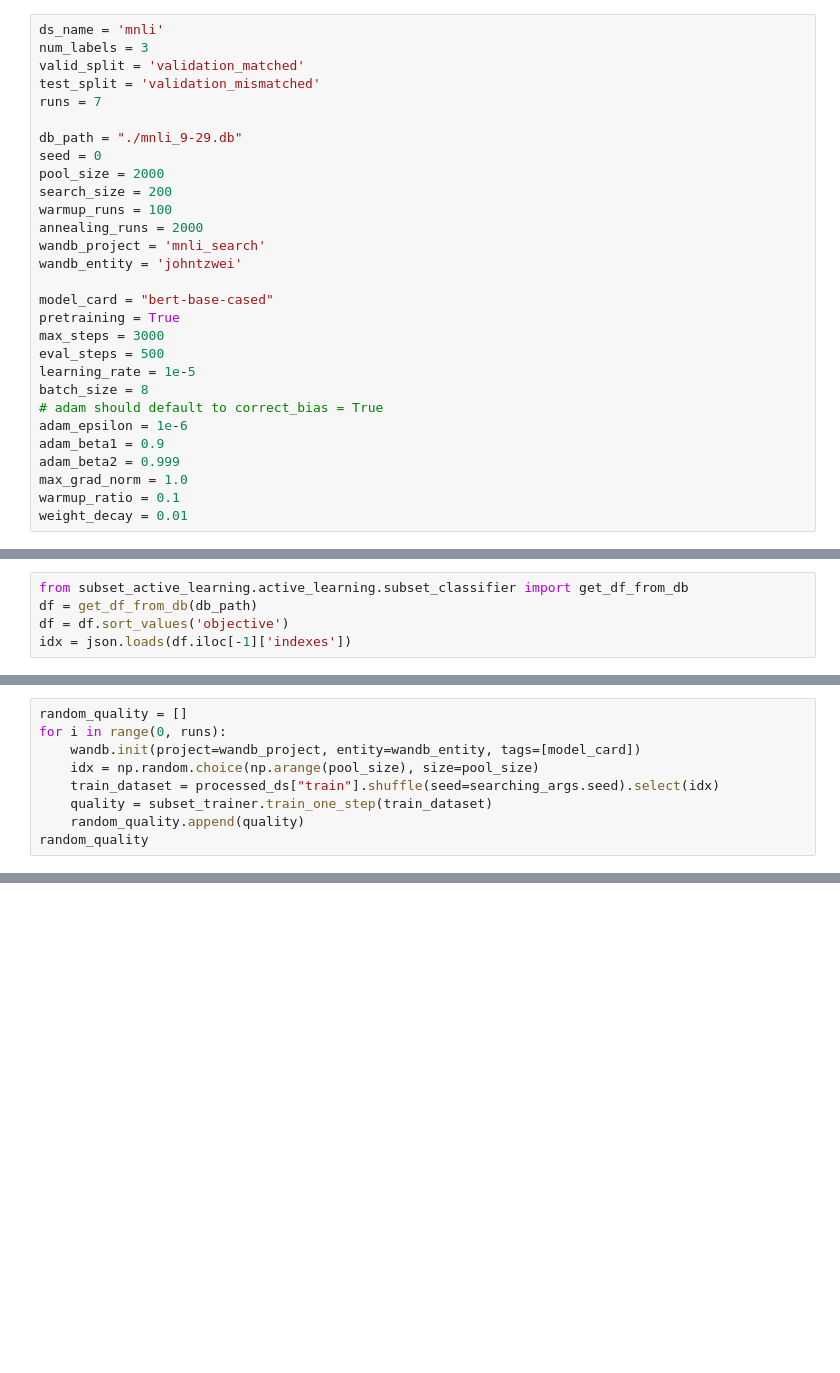
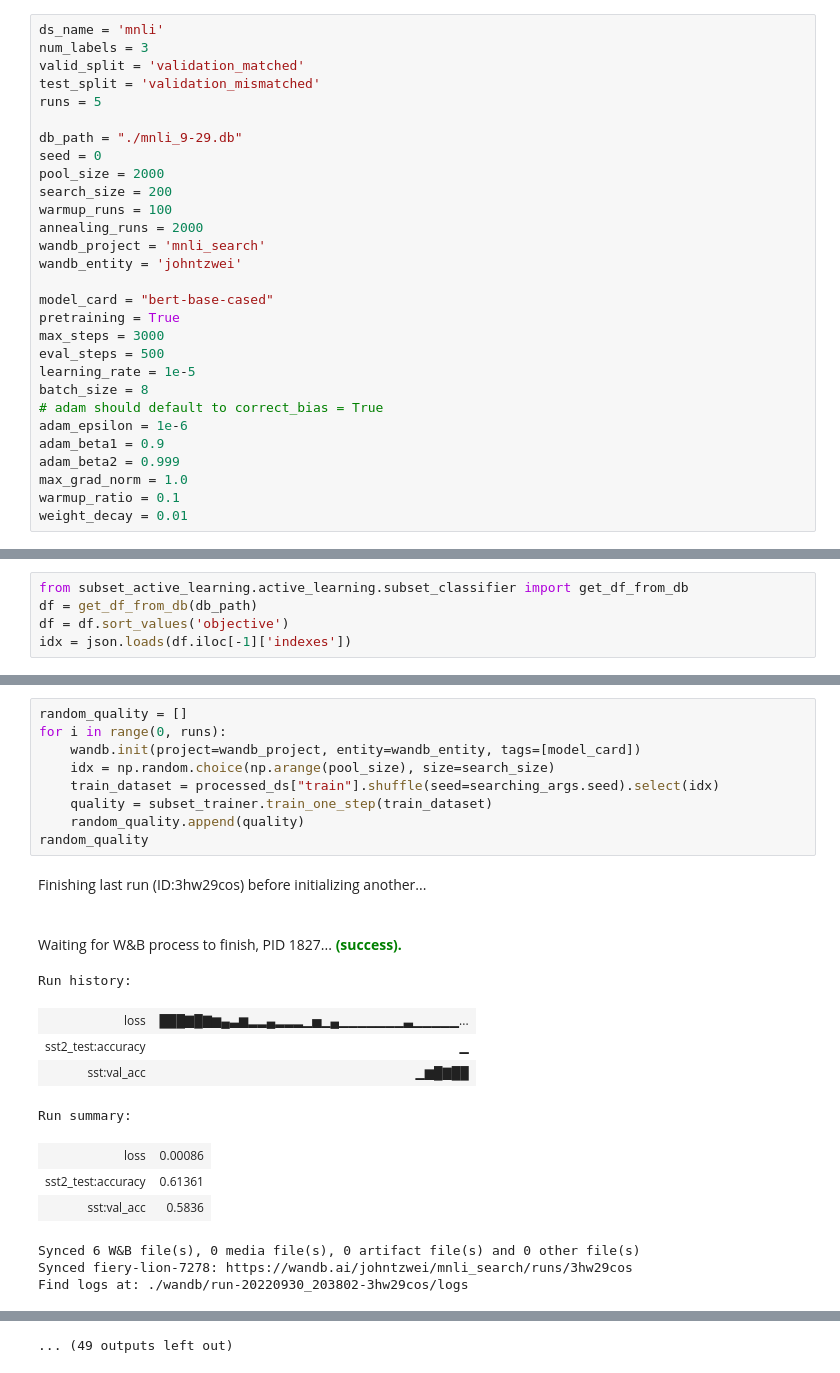
Before and after one commit to garyhlai/subset-active-learning, a Jupyter notebook: scripts/subset_selection/test_subset.ipynb, the cells around one changed output, grey strips where cells are left out. Cells and saved outputs as stored; diff of their text form; blank space fills up the shorter version.

```diff
--- a/scripts/subset_selection/test_subset.ipynb
+++ b/scripts/subset_selection/test_subset.ipynb
@@ -23,7 +23,7 @@ ds_name = 'mnli'
 num_labels = 3
 valid_split = 'validation_matched'
 test_split = 'validation_mismatched'
-runs = 7
+runs = 5
 
 db_path = "./mnli_9-29.db"
 seed = 0
@@ -100,9 +178,23 @@ np.mean(select_quality), np.std(select_quality)
 # %%
 random_quality = []
 for i in range(0, runs):
     wandb.init(project=wandb_project, entity=wandb_entity, tags=[model_card])
-    idx = np.random.choice(np.arange(pool_size), size=pool_size)
+    idx = np.random.choice(np.arange(pool_size), size=search_size)
     train_dataset = processed_ds["train"].shuffle(seed=searching_args.seed).select(idx)
     quality = subset_trainer.train_one_step(train_dataset)
     random_quality.append(quality)
 random_quality
+# %% [output]
+Finishing last run (ID:3hw29cos) before initializing another...
+Waiting for W&B process to finish, PID 1827... (success).
+Run history:
+| loss | ███▇█▇▆▄▃▆▂▂▄▂▂▂▁▅▁▄▁▁▁▁▁▁▁▃▁▁▁▁▁... |
+| sst2_test:accuracy | ▁ |
+| sst:val_acc | ▁▆█▇██ |
+Run summary:
+| loss | 0.00086 |
+| sst2_test:accuracy | 0.61361 |
+| sst:val_acc | 0.5836 |
+Synced 6 W&B file(s), 0 media file(s), 0 artifact file(s) and 0 other file(s)
+Synced fiery-lion-7278: https://wandb.ai/johntzwei/mnli_search/runs/3hw29cos
+Find logs at: ./wandb/run-20220930_203802-3hw29cos/logs
@@ -109,2 +221,3 @@ random_quality
+... (49 outputs left out)
 # %%
 np.mean(random_quality), np.std(random_quality)
```
Also changed, not shown: parts of 8 cells of this notebook.
